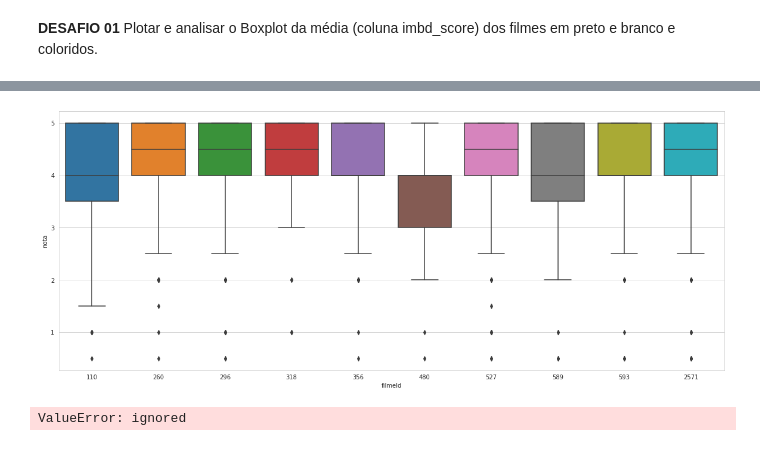
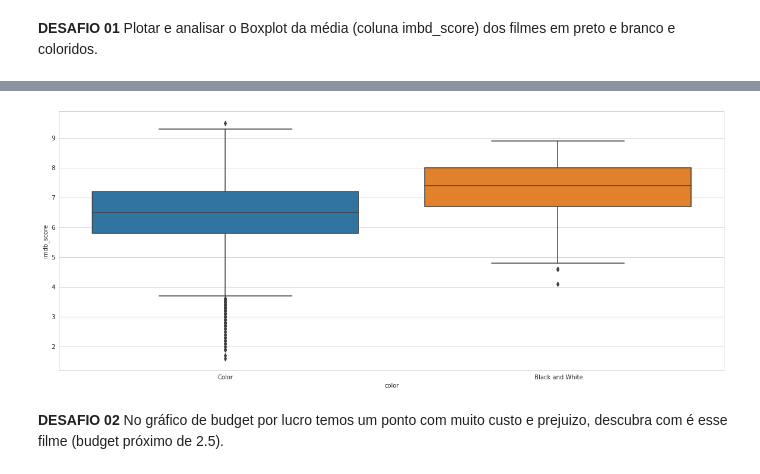
Before and after one commit to lucasg1005/Quarentena_Dados, a Jupyter notebook: QuarentenaDados.ipynb, the cells around one changed output, grey strips where cells are left out. Saved outputs shown, nothing was run; the diff lists cells and outputs as text; code cells hidden in the pictures.

```diff
--- a/QuarentenaDados.ipynb
+++ b/QuarentenaDados.ipynb
@@ -434,18 +416,9 @@ See the caveats in the documentation: https://pandas.pydata.org/pandas-docs/stab
-# %%
-filmes_com_mais_votos = filmes_com_nota_total.sort_values(by='total_votos', ascending=False).head(10)
-filmes_com_mais_votos_titulos = filmes_com_mais_votos['titulo'].to_list()
-filmes_com_mais_votos_ids = filmes_com_mais_votos['filmeId'].to_list()
-
-plt.figure(figsize = (20,8))
-sns.boxplot(x='filmeId', y= 'nota', data = notas.query(f'filmeId in {filmes_com_mais_votos_ids}'))
-
-
-imdb_colorido = color_or_bw['color_0_ou_1'] == 1
-# %% [output]
-[figure, removed]
-# %%
-imdb_colorido = color_or_bw['color_0_ou_1'] == 1
-imd_bw = color_or_bw['color_0_ou_1'] == 0
-sns.boxplot(x='color_0_ou_1', y= 'imdb_score', data = imdb.query('color'))
-# %% [output]
-ValueError: ignored
+# %%
+plt.figure(figsize=(20,8))
+sns.boxplot(x='color', y= 'imdb_score', data =imdb)
+plt.show()
+# %% [output]
+[figure, added]
+# %% [markdown]
+**DESAFIO 02**
+No gráfico de budget por lucro temos um ponto com muito custo e prejuizo, descubra com é esse filme (budget próximo de 2.5).
```
Also changed, not shown: parts of 29 cells of this notebook.
